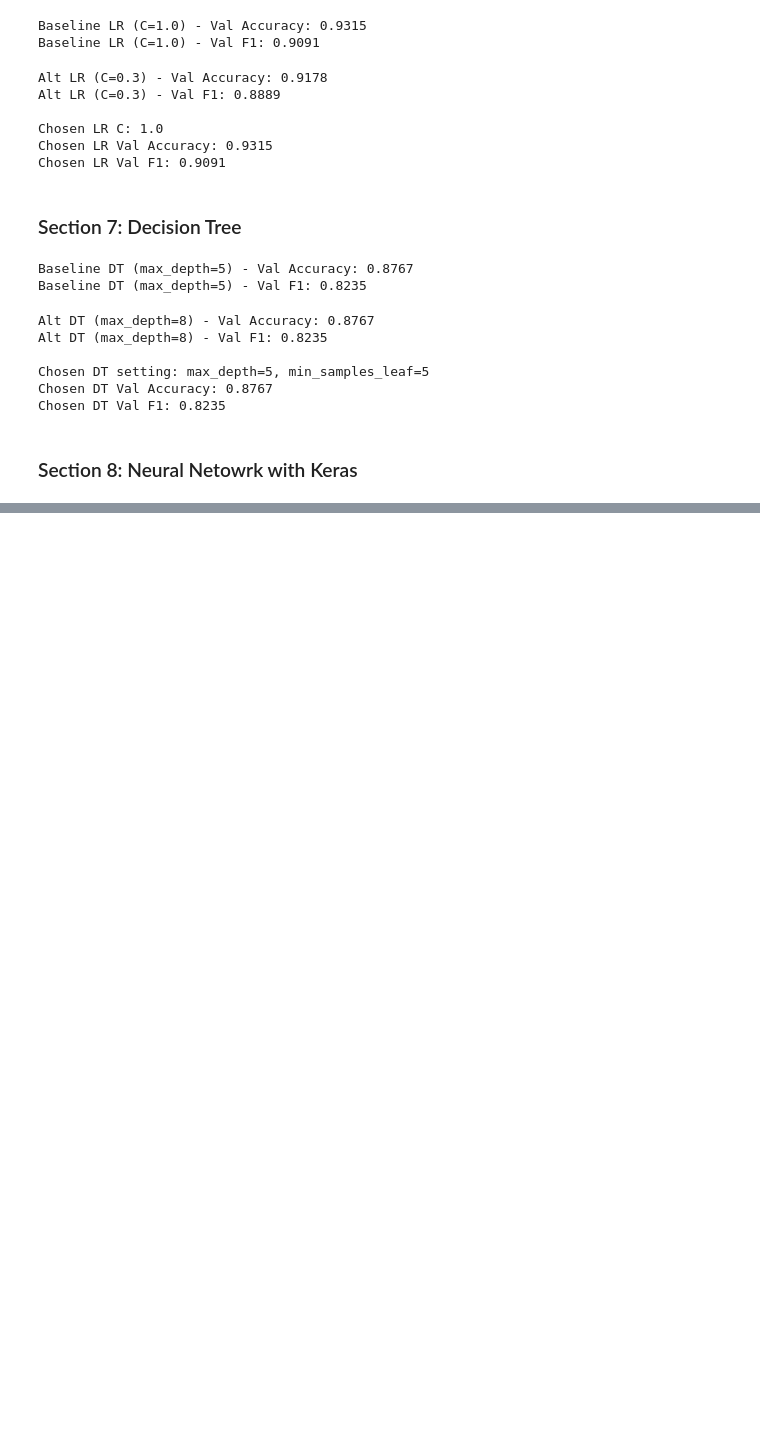
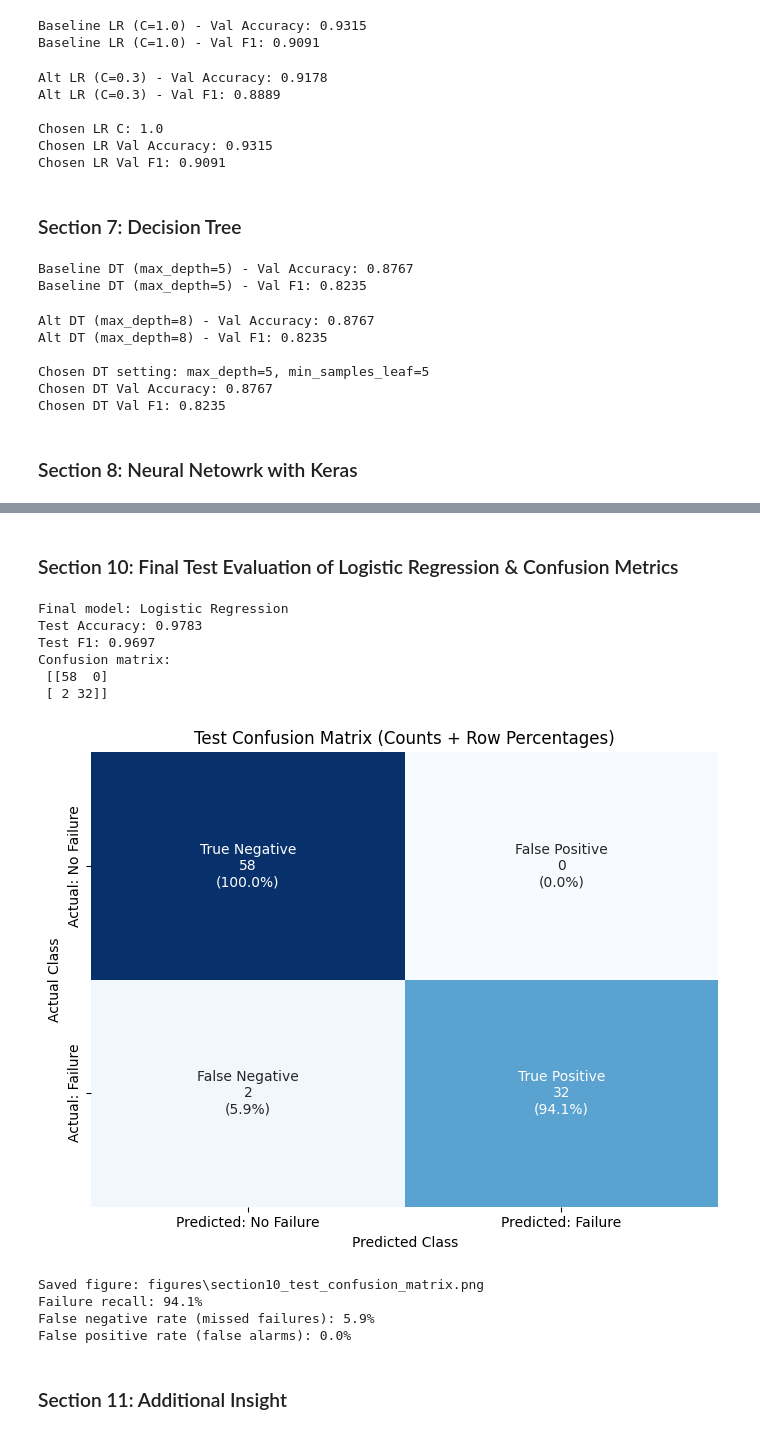
Before and after one commit to baqarjafri/mlanalysis_assignment, a Jupyter notebook: practice.ipynb, the cells around one changed output, grey strips where cells are left out. Drawn from its saved outputs; the diff is of its cells as text; code cells hidden in the pictures; blank space fills up the shorter version.

```diff
--- a/practice.ipynb
+++ b/practice.ipynb
@@ -559,0 +643,78 @@ Chosen NN Val F1: 0.8889
+# %% [markdown]
+### Section 10: Final Test Evaluation of Logistic Regression & Confusion Metrics
+# %%
+"""
+Now I shall evaluate the Logistic Regression on the unexposed testing dataset and report Confusion Metrics
+"""
+# Choose Logistic Regression as final model.
+final_model_name = "Logistic Regression"
+final_model = lr_model
+# Test predictions.
+y_test_pred = final_model.predict(X_test)
+# Final test metrics.
+final_test_acc = accuracy_score(y_test, y_test_pred)
+final_test_f1 = f1_score(y_test, y_test_pred)
+cm_test = confusion_matrix(y_test, y_test_pred)
+print("Final model:", final_model_name)
+print("Test Accuracy:", round(final_test_acc, 4))
+print("Test F1:", round(final_test_f1, 4))
+print("Confusion matrix:\n", cm_test)
+
+
+"""
+Now I shall visualize test confusion metrics clearly and report key outputs
+"""
+from pathlib import Path
+fig_dir = Path("figures")
+fig_dir.mkdir(exist_ok=True)
+
+# Cell counts from test confusion matrix.
+true_negative, false_positive, false_negative, true_positive = cm_test.ravel()
+
+# Convert to row-wise percentages so each actual class sums to 100%.
+cm_pct = cm_test.astype(float) / cm_test.sum(axis=1, keepdims=True)
+
+# Build labels with full names, counts, and row percentages.
+labels = np.array([
+    [f"True Negative\n{true_negative}\n({cm_pct[0,0]:.1%})", f"False Positive\n{false_positive}\n({cm_pct[0,1]:.1%})"],
+    [f"False Negative\n{false_negative}\n({cm_pct[1,0]:.1%})", f"True Positive\n{true_positive}\n({cm_pct[1,1]:.1%})"]
+])
+
+# Plot heatmap for clear interpretation.
+plt.figure(figsize=(7, 5.5))
+sns.heatmap(cm_test, annot=labels, fmt="", cmap="Blues", cbar=False,
+            xticklabels=["Predicted: No Failure", "Predicted: Failure"],
+            yticklabels=["Actual: No Failure", "Actual: Failure"])
+plt.title("Test Confusion Matrix (Counts + Row Percentages)")
+plt.xlabel("Predicted Class")
+plt.ylabel("Actual Class")
+
+confusion_figure_path = fig_dir / "section10_test_confusion_matrix.png"
+plt.tight_layout()
+plt.savefig(confusion_figure_path, dpi=300, bbox_inches="tight")
+plt.show()
+
+print("Saved figure:", confusion_figure_path)
+
+# Report core rates.
+failure_recall = true_positive / (true_positive + false_negative)
+false_negative_rate = false_negative / (true_positive + false_negative)
+false_positive_rate = false_positive / (true_negative + false_positive)
+
+print(f"Failure recall: {failure_recall:.1%}")
+print(f"False negative rate (missed failures): {false_negative_rate:.1%}")
+print(f"False positive rate (false alarms): {false_positive_rate:.1%}")
+# %% [output]
+Final model: Logistic Regression
+Test Accuracy: 0.9783
+Test F1: 0.9697
+Confusion matrix:
+ [[58  0]
+ [ 2 32]]
+[figure, added]
+Saved figure: figures\section10_test_confusion_matrix.png
+Failure recall: 94.1%
+False negative rate (missed failures): 5.9%
+False positive rate (false alarms): 0.0%
+# %% [markdown]
+### Section 11: Additional Insight
```
Also changed, not shown: parts of 9 cells of this notebook.
